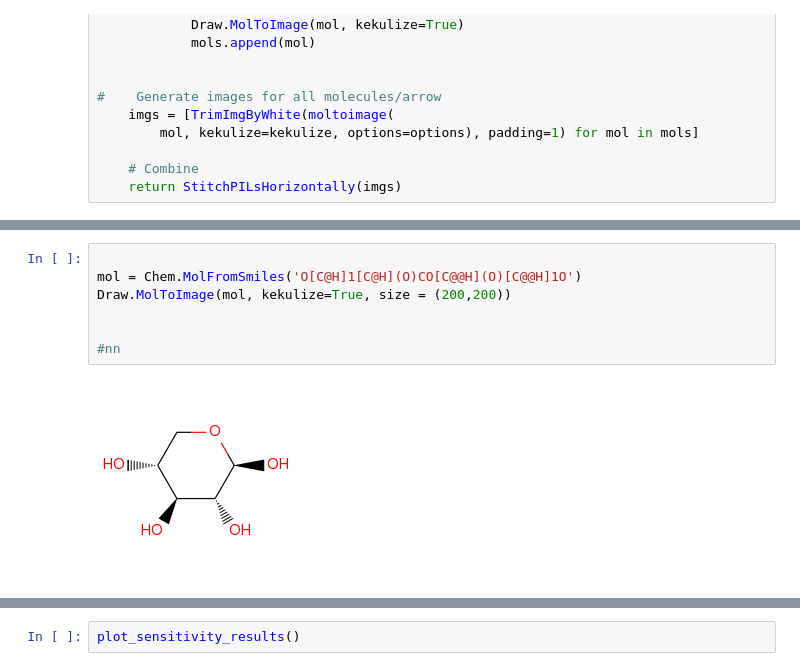
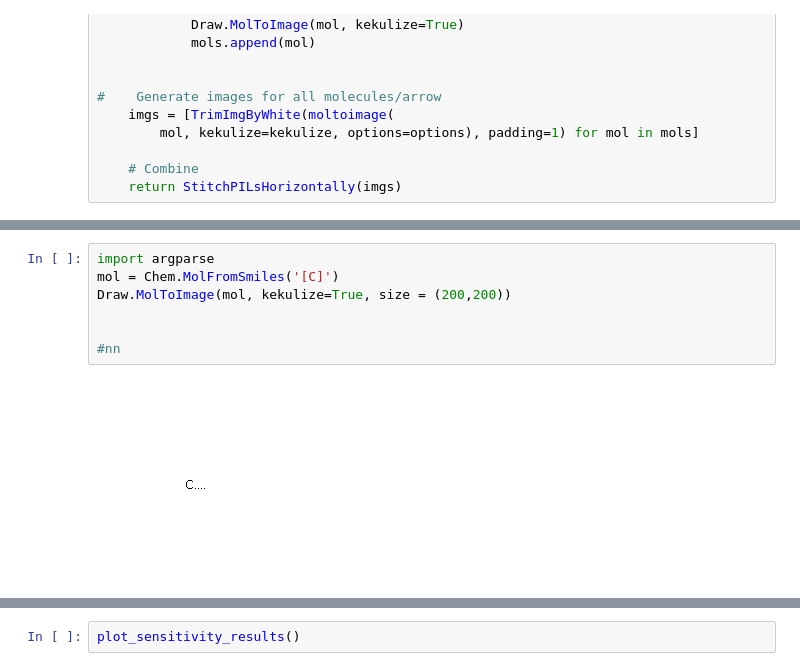
Before and after one commit to cmashraf/kinexns, a Jupyter notebook: examples/SA_analysis.ipynb, the cells around one changed output, grey strips where cells are left out. Cells and saved outputs as stored; diff of their text form.

```diff
--- a/examples/SA_analysis.ipynb
+++ b/examples/SA_analysis.ipynb
@@ -1127,9 +1130,9 @@ draw_top_reactions(setpath, 'furfural', reac_prod_list)
 # %%
-
-mol = Chem.MolFromSmiles('O[C@H]1[C@H](O)CO[C@@H](O)[C@@H]1O')
+import argparse
+mol = Chem.MolFromSmiles('[C]')
 Draw.MolToImage(mol, kekulize=True, size = (200,200))
 
 
 #nn
 # %% [output]
-[figure, old version]
+[figure, new version]
```
Also changed, not shown: parts of 8 cells of this notebook, 3 other files.
